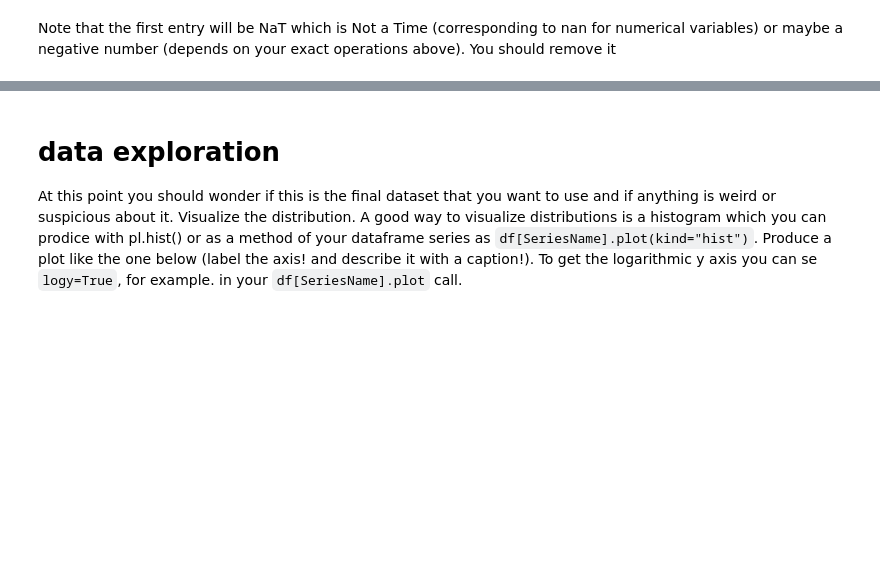
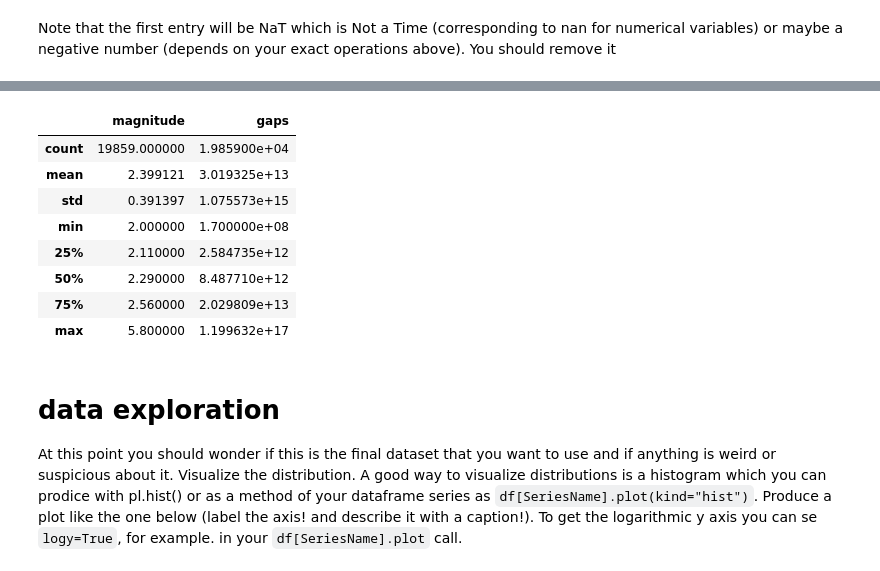
Before and after one commit to massimocipressi/MLPNS_MCipressi, a Jupyter notebook: NHRT/KS_earthquakes.ipynb, the cells around one changed output, grey strips where cells are left out. Cells and saved outputs as stored; diff of their text form; code cells hidden in the pictures; blank space fills up the shorter version.

````diff
--- a/NHRT/KS_earthquakes.ipynb
+++ b/NHRT/KS_earthquakes.ipynb
@@ -314,3 +315,15 @@ eqGoodData.head()
+# %%
+eqGoodData.describe()
+# %% [output]
+|  | magnitude | gaps |
+| count | 19859.000000 | 1.985900e+04 |
+| mean | 2.399121 | 3.019325e+13 |
+| std | 0.391397 | 1.075573e+15 |
+| min | 2.000000 | 1.700000e+08 |
+| 25% | 2.110000 | 2.584735e+12 |
+| 50% | 2.290000 | 8.487710e+12 |
+| 75% | 2.560000 | 2.029809e+13 |
+| max | 5.800000 | 1.199632e+17 |
 # %% [markdown]
 # data exploration
 At this point you should wonder if this is the final dataset that you want to use and if anything is weird or suspicious about it. Visualize the distribution. A good way to visualize distributions is a histogram which you can prodice with pl.hist() or as a method of your dataframe series as ```df[SeriesName].plot(kind="hist")```. Produce a plot like the one below (label the axis! and describe it with a caption!). To get the logarithmic y axis you can se ```logy=True```, for example. in your ```df[SeriesName].plot``` call.
````
Also changed, not shown: parts of 15 cells of this notebook.
